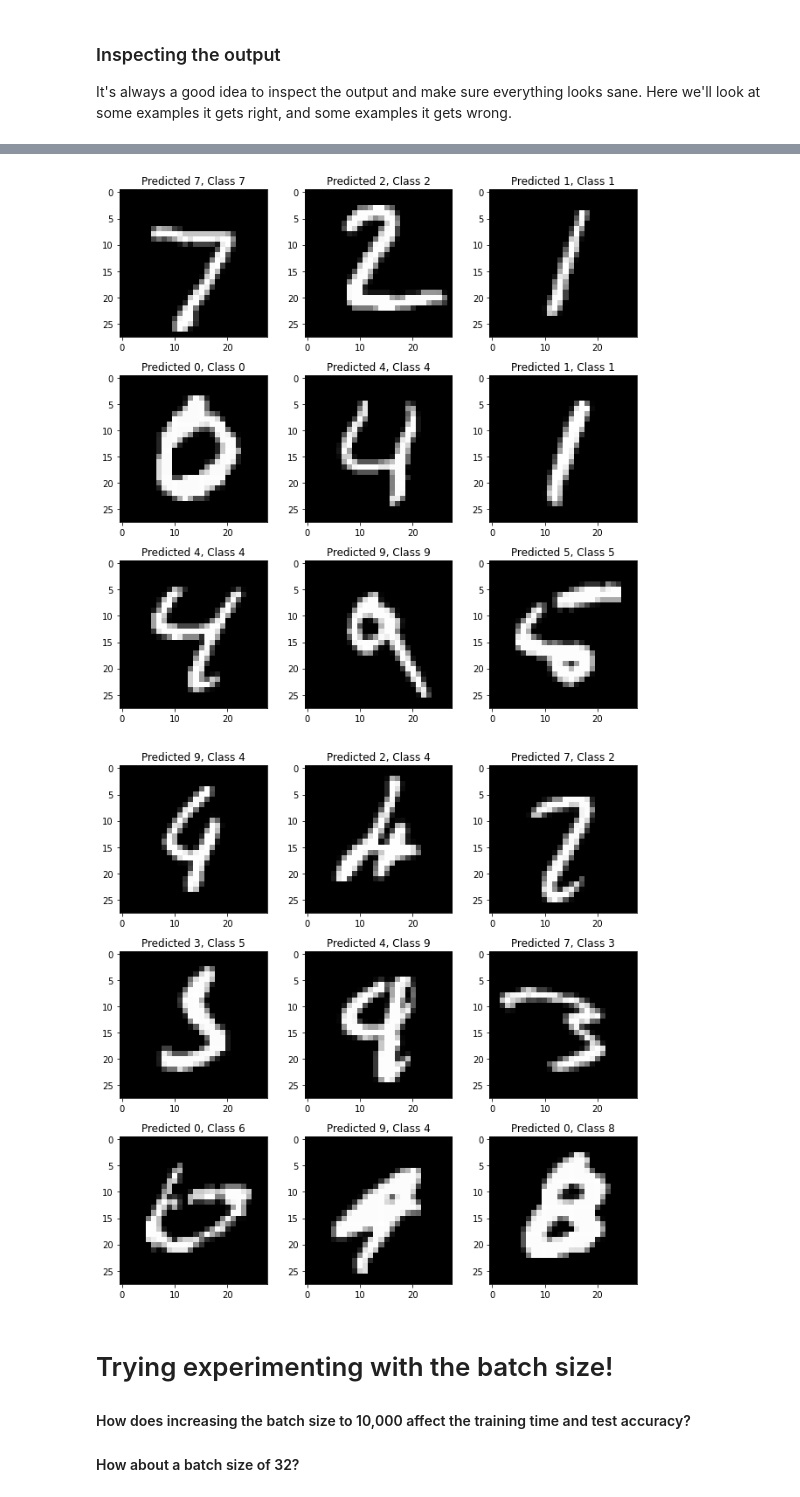
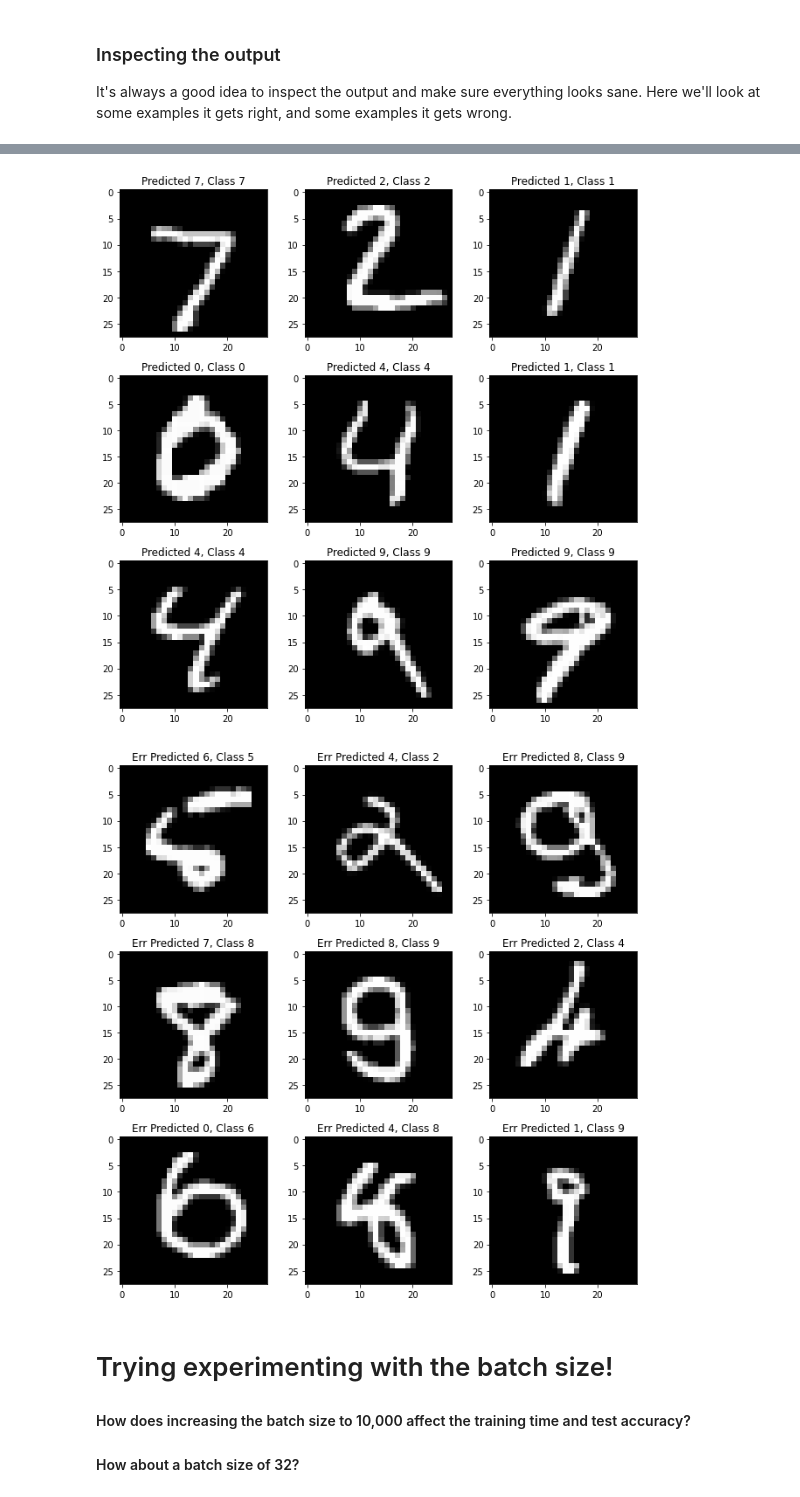
Before and after one commit to pdigit101/Pdigit_sandbox, a Jupyter notebook: MNIST_Recognition_Rev_PDigit.ipynb, the cells around one changed output, grey strips where cells are left out. Cells and saved outputs as stored; diff of their text form; code cells hidden in the pictures.

```diff
--- a/MNIST_Recognition_Rev_PDigit.ipynb
+++ b/MNIST_Recognition_Rev_PDigit.ipynb
@@ -254,7 +260,7 @@ Too small of a batch size creates a very noisy loss function, and the optimizer
 So a good batch size may take some trial and error to find!
 # %%
 model.fit(X_train, Y_train,
-          batch_size=128, epochs=5,
+          batch_size=3000, epochs=5,
           verbose=1)
 # %% [output]
 Epoch 1/5
@@ -300,22 +302,22 @@ Please use instead:* `np.argmax(model.predict(x), axis=-1)`,   if your model doe
 # %%
 plt.figure()
 for i, correct in enumerate(correct_indices[:9]):
     plt.subplot(3,3,i+1)
     plt.imshow(X_test[correct].reshape(28,28), cmap='gray', interpolation='none')
     plt.title("Predicted {}, Class {}".format(predicted_classes[correct], y_test[correct]))
 
 plt.tight_layout()
 
 plt.figure()
 for i, incorrect in enumerate(incorrect_indices[:9]):
     plt.subplot(3,3,i+1)
     plt.imshow(X_test[incorrect].reshape(28,28), cmap='gray', interpolation='none')
-    plt.title("Predicted {}, Class {}".format(predicted_classes[incorrect], y_test[incorrect]))
+    plt.title("Err Predicted {}, Class {}".format(predicted_classes[incorrect], y_test[incorrect]))
 
 plt.tight_layout()
 # %% [output]
-[figure, old version]
+[figure, new version]
-[figure, old version]
+[figure, new version]
 # %% [markdown]
 # Trying experimenting with the batch size!
 
```
Also changed, not shown: parts of 17 cells of this notebook.
